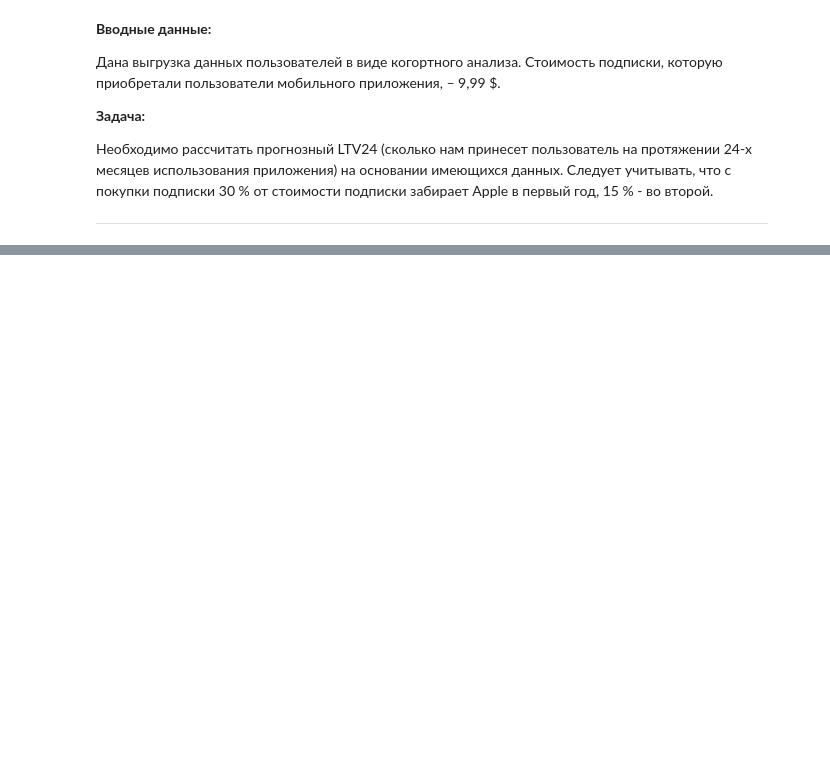
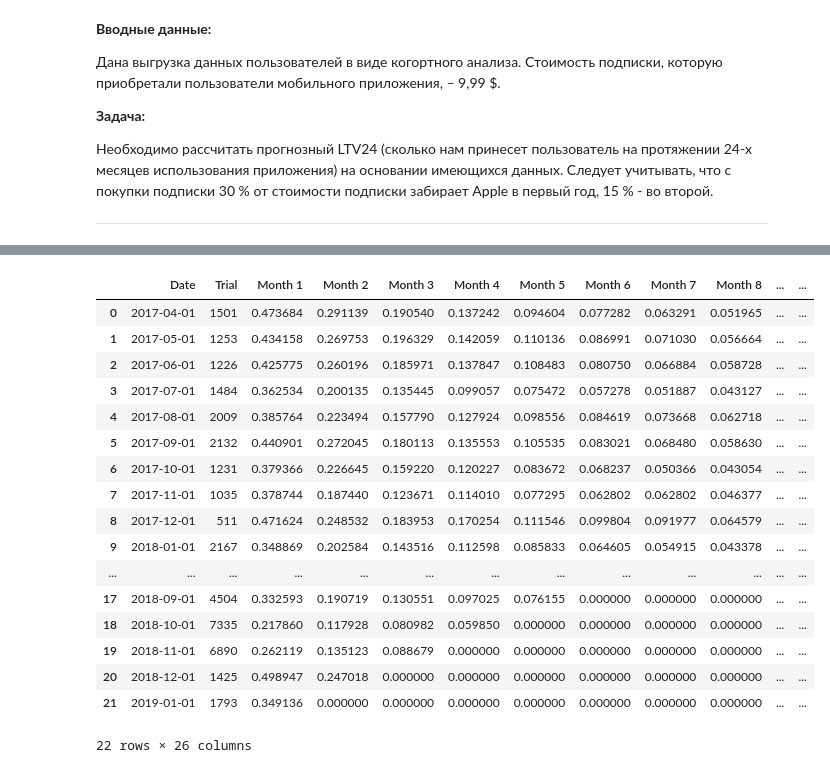
Before and after one commit to pawelasinski/product_metrics_analysis, a Jupyter notebook: 3-ltv24.ipynb, the cells around one changed output, grey strips where cells are left out. Drawn from its saved outputs; the diff is of its cells as text; code cells hidden in the pictures; blank space fills up the shorter version.

```diff
--- a/3-ltv24.ipynb
+++ b/3-ltv24.ipynb
@@ -16,8 +37,28 @@ cohort.fillna(0, inplace=True)
 # %%
 cohort_active = cohort.copy(deep=True)
 
-# расчёт процента продления подписки (то же, что Retention)
+# расчёт процента продления подписки (то же, что Retention Rate)
 for i in range(22):
     for j in range(2, 26):
         cohort_active.iloc[i, j] = cohort_active.iloc[i, j] / cohort_active.iloc[i, 1]
-cohort_active['Trial'] = 1
+# %%
+cohort_active
+# %% [output]
+|  | Date | Trial | Month 1 | Month 2 | Month 3 | Month 4 | Month 5 | Month 6 | Month 7 | Month 8 | ... | ... |
+| 0 | 2017-04-01 | 1501 | 0.473684 | 0.291139 | 0.190540 | 0.137242 | 0.094604 | 0.077282 | 0.063291 | 0.051965 | ... | ... |
+| 1 | 2017-05-01 | 1253 | 0.434158 | 0.269753 | 0.196329 | 0.142059 | 0.110136 | 0.086991 | 0.071030 | 0.056664 | ... | ... |
+| 2 | 2017-06-01 | 1226 | 0.425775 | 0.260196 | 0.185971 | 0.137847 | 0.108483 | 0.080750 | 0.066884 | 0.058728 | ... | ... |
+| 3 | 2017-07-01 | 1484 | 0.362534 | 0.200135 | 0.135445 | 0.099057 | 0.075472 | 0.057278 | 0.051887 | 0.043127 | ... | ... |
+| 4 | 2017-08-01 | 2009 | 0.385764 | 0.223494 | 0.157790 | 0.127924 | 0.098556 | 0.084619 | 0.073668 | 0.062718 | ... | ... |
+| 5 | 2017-09-01 | 2132 | 0.440901 | 0.272045 | 0.180113 | 0.135553 | 0.105535 | 0.083021 | 0.068480 | 0.058630 | ... | ... |
+| 6 | 2017-10-01 | 1231 | 0.379366 | 0.226645 | 0.159220 | 0.120227 | 0.083672 | 0.068237 | 0.050366 | 0.043054 | ... | ... |
+| 7 | 2017-11-01 | 1035 | 0.378744 | 0.187440 | 0.123671 | 0.114010 | 0.077295 | 0.062802 | 0.062802 | 0.046377 | ... | ... |
+| 8 | 2017-12-01 | 511 | 0.471624 | 0.248532 | 0.183953 | 0.170254 | 0.111546 | 0.099804 | 0.091977 | 0.064579 | ... | ... |
+| 9 | 2018-01-01 | 2167 | 0.348869 | 0.202584 | 0.143516 | 0.112598 | 0.085833 | 0.064605 | 0.054915 | 0.043378 | ... | ... |
+| ... | ... | ... | ... | ... | ... | ... | ... | ... | ... | ... | ... | ... |
+| 17 | 2018-09-01 | 4504 | 0.332593 | 0.190719 | 0.130551 | 0.097025 | 0.076155 | 0.000000 | 0.000000 | 0.000000 | ... | ... |
+| 18 | 2018-10-01 | 7335 | 0.217860 | 0.117928 | 0.080982 | 0.059850 | 0.000000 | 0.000000 | 0.000000 | 0.000000 | ... | ... |
+| 19 | 2018-11-01 | 6890 | 0.262119 | 0.135123 | 0.088679 | 0.000000 | 0.000000 | 0.000000 | 0.000000 | 0.000000 | ... | ... |
+| 20 | 2018-12-01 | 1425 | 0.498947 | 0.247018 | 0.000000 | 0.000000 | 0.000000 | 0.000000 | 0.000000 | 0.000000 | ... | ... |
+| 21 | 2019-01-01 | 1793 | 0.349136 | 0.000000 | 0.000000 | 0.000000 | 0.000000 | 0.000000 | 0.000000 | 0.000000 | ... | ... |
+22 rows × 26 columns
```
Also changed, not shown: parts of 9 cells of this notebook.
